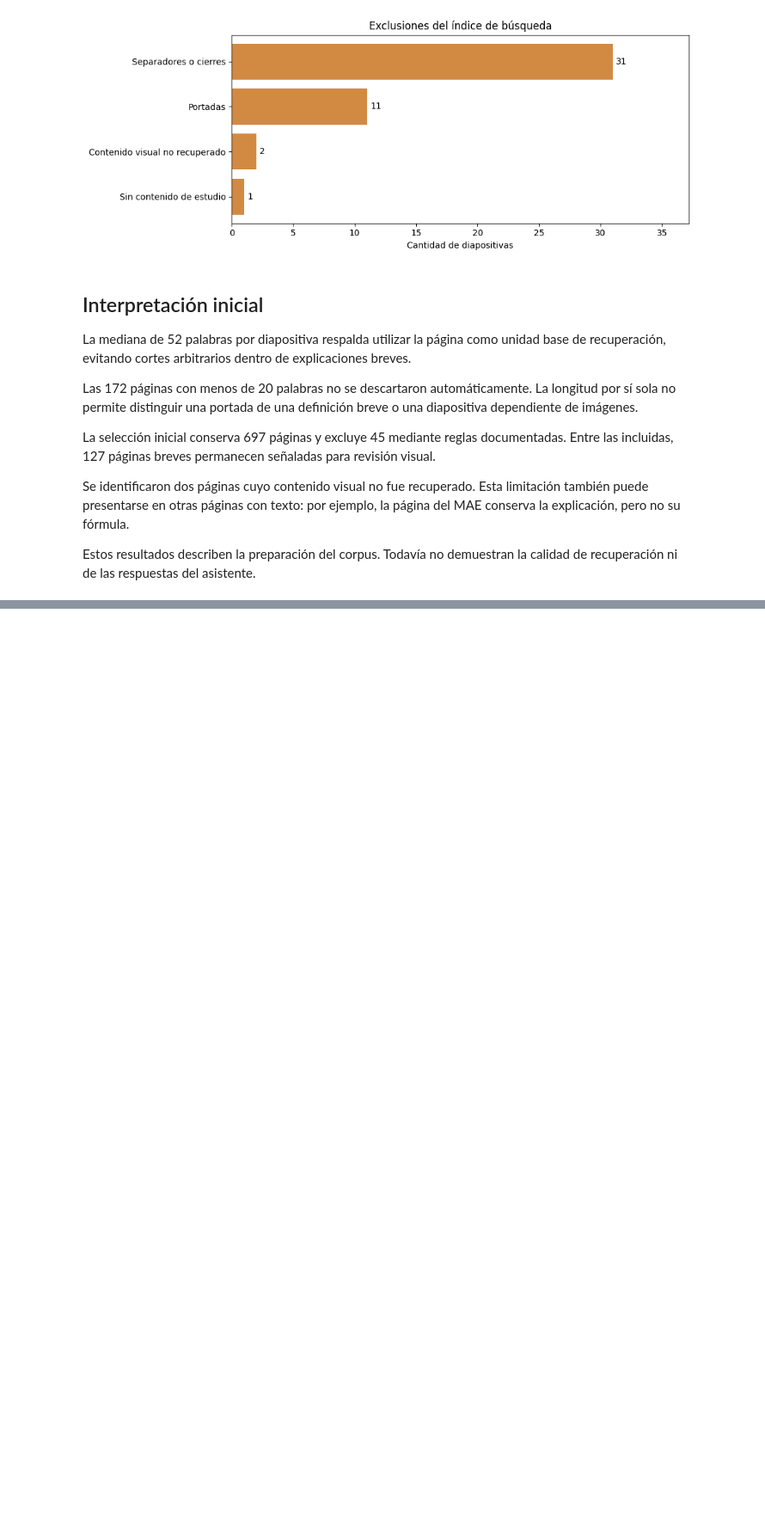
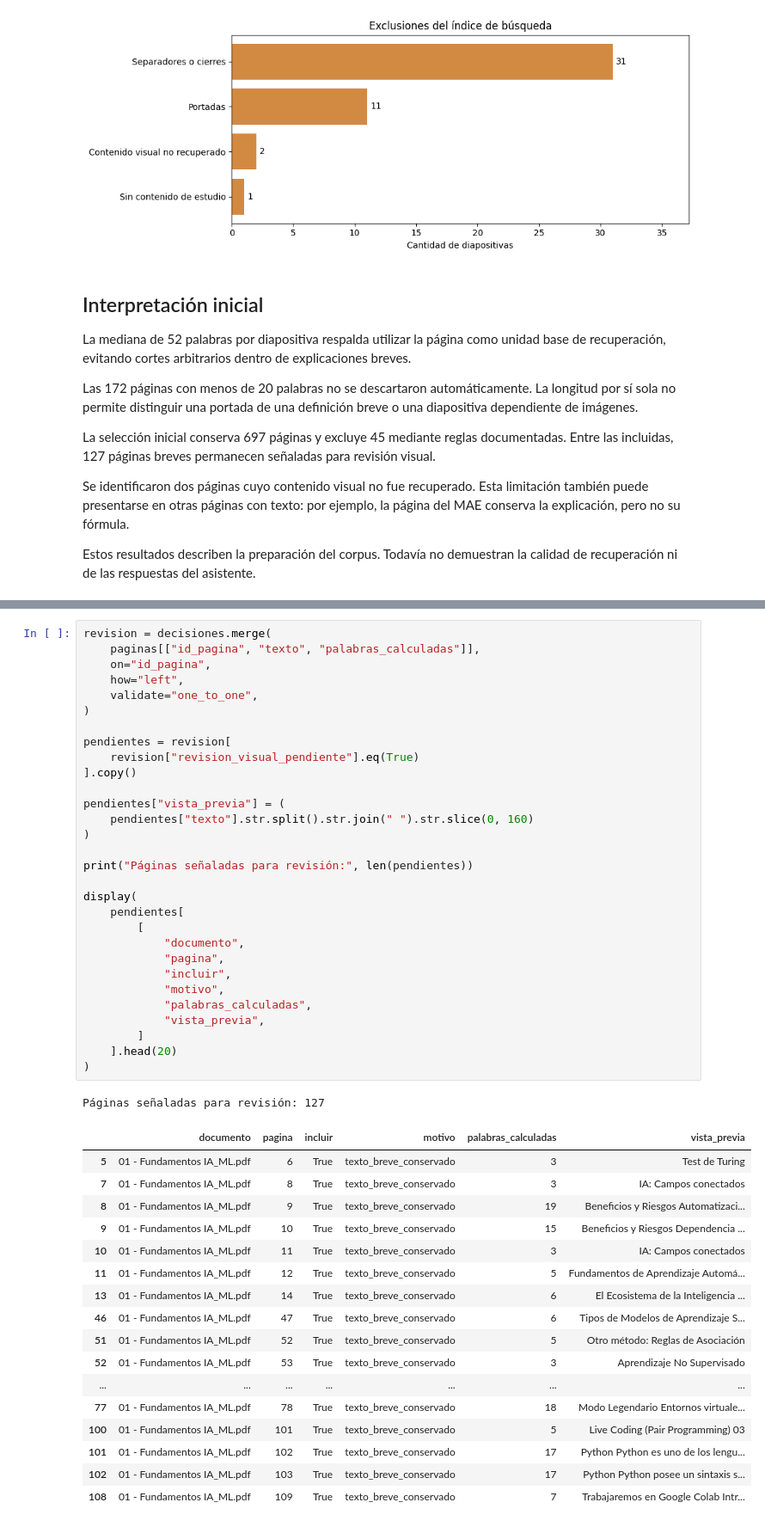
Before and after one commit to JoaBB13/asistente-estudio-ia, a Jupyter notebook: notebooks/01_analisis_corpus.ipynb, the cells around one changed output, grey strips where cells are left out. Shown at 86% size. Cells and saved outputs as stored; diff of their text form; blank space fills up the shorter version.

```diff
--- a/notebooks/01_analisis_corpus.ipynb
+++ b/notebooks/01_analisis_corpus.ipynb
@@ -303,0 +420,49 @@ demuestran la calidad de recuperación ni de las respuestas del asistente.
+# %%
+revision = decisiones.merge(
+    paginas[["id_pagina", "texto", "palabras_calculadas"]],
+    on="id_pagina",
+    how="left",
+    validate="one_to_one",
+)
+
+pendientes = revision[
+    revision["revision_visual_pendiente"].eq(True)
+].copy()
+
+pendientes["vista_previa"] = (
+    pendientes["texto"].str.split().str.join(" ").str.slice(0, 160)
+)
+
+print("Páginas señaladas para revisión:", len(pendientes))
+
+display(
+    pendientes[
+        [
+            "documento",
+            "pagina",
+            "incluir",
+            "motivo",
+            "palabras_calculadas",
+            "vista_previa",
+        ]
+    ].head(20)
+)
+# %% [output]
+Páginas señaladas para revisión: 127
+|  | documento | pagina | incluir | motivo | palabras_calculadas | vista_previa |
+| 5 | 01 - Fundamentos IA_ML.pdf | 6 | True | texto_breve_conservado | 3 | Test de Turing |
+| 7 | 01 - Fundamentos IA_ML.pdf | 8 | True | texto_breve_conservado | 3 | IA: Campos conectados |
+| 8 | 01 - Fundamentos IA_ML.pdf | 9 | True | texto_breve_conservado | 19 | Beneficios y Riesgos Automatizaci... |
+| 9 | 01 - Fundamentos IA_ML.pdf | 10 | True | texto_breve_conservado | 15 | Beneficios y Riesgos Dependencia ... |
+| 10 | 01 - Fundamentos IA_ML.pdf | 11 | True | texto_breve_conservado | 3 | IA: Campos conectados |
+| 11 | 01 - Fundamentos IA_ML.pdf | 12 | True | texto_breve_conservado | 5 | Fundamentos de Aprendizaje Automá... |
+| 13 | 01 - Fundamentos IA_ML.pdf | 14 | True | texto_breve_conservado | 6 | El Ecosistema de la Inteligencia ... |
+| 46 | 01 - Fundamentos IA_ML.pdf | 47 | True | texto_breve_conservado | 6 | Tipos de Modelos de Aprendizaje S... |
+| 51 | 01 - Fundamentos IA_ML.pdf | 52 | True | texto_breve_conservado | 5 | Otro método: Reglas de Asociación |
+| 52 | 01 - Fundamentos IA_ML.pdf | 53 | True | texto_breve_conservado | 3 | Aprendizaje No Supervisado |
+| ... | ... | ... | ... | ... | ... | ... |
+| 77 | 01 - Fundamentos IA_ML.pdf | 78 | True | texto_breve_conservado | 18 | Modo Legendario Entornos virtuale... |
+| 100 | 01 - Fundamentos IA_ML.pdf | 101 | True | texto_breve_conservado | 5 | Live Coding (Pair Programming) 03 |
+| 101 | 01 - Fundamentos IA_ML.pdf | 102 | True | texto_breve_conservado | 17 | Python Python es uno de los lengu... |
+| 102 | 01 - Fundamentos IA_ML.pdf | 103 | True | texto_breve_conservado | 17 | Python Python posee un sintaxis s... |
+| 108 | 01 - Fundamentos IA_ML.pdf | 109 | True | texto_breve_conservado | 7 | Trabajaremos en Google Colab Intr... |
```
Also changed, not shown: parts of 6 cells of this notebook.
